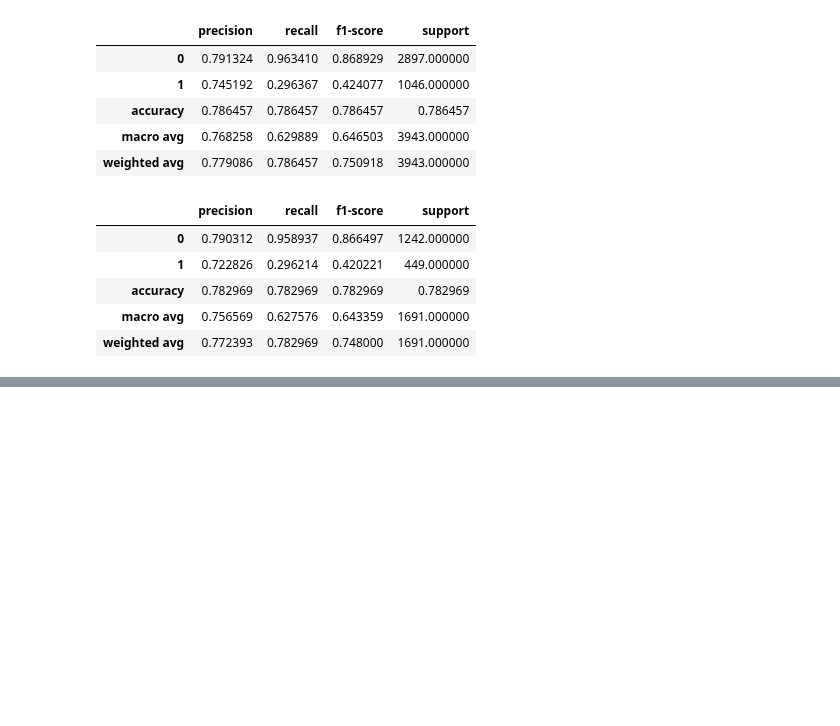
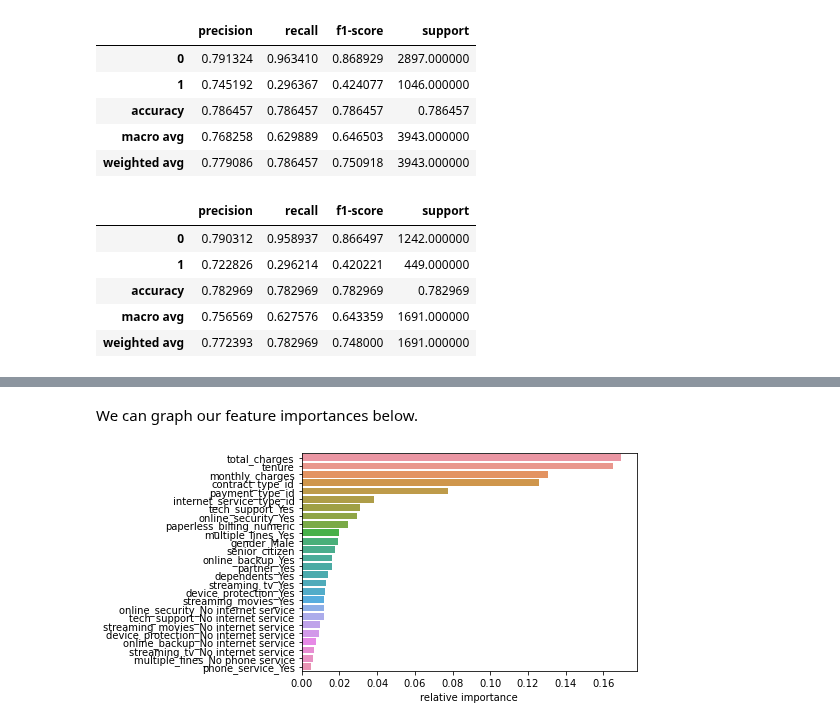
Before and after one commit to malachi-hale/Telco-project, a Jupyter notebook: Final project.ipynb, the cells around one changed output, grey strips where cells are left out. Cells and saved outputs as stored; diff of their text form; code cells hidden in the pictures; blank space fills up the shorter version.

```diff
--- a/Final project.ipynb
+++ b/Final project.ipynb
@@ -725,0 +876,5 @@ display(report_decision_tree_depth_3_validate)
+# %%
+feature_importances = pd.DataFrame(rf_depth_10_leaf_rf_depth_10_leaf_11.feature_importances_, index = X_train.columns, columns = [ "relative importance"])
+feature_importances = feature_importances.sort_values(by = ['relative importance'], ascending = False)
+feature_importances.columns.names = ['category']
+feature_importances
@@ -725,0 +899,6 @@ display(report_decision_tree_depth_3_validate)
+# %% [markdown]
+We can graph our feature importances below.
+# %%
+relative_importances = sns.barplot(x=feature_importances['relative importance'], y=feature_importances.index)
+# %% [output]
+[figure, added]
```
Also changed, not shown: parts of 50 cells of this notebook, 5 other files.
